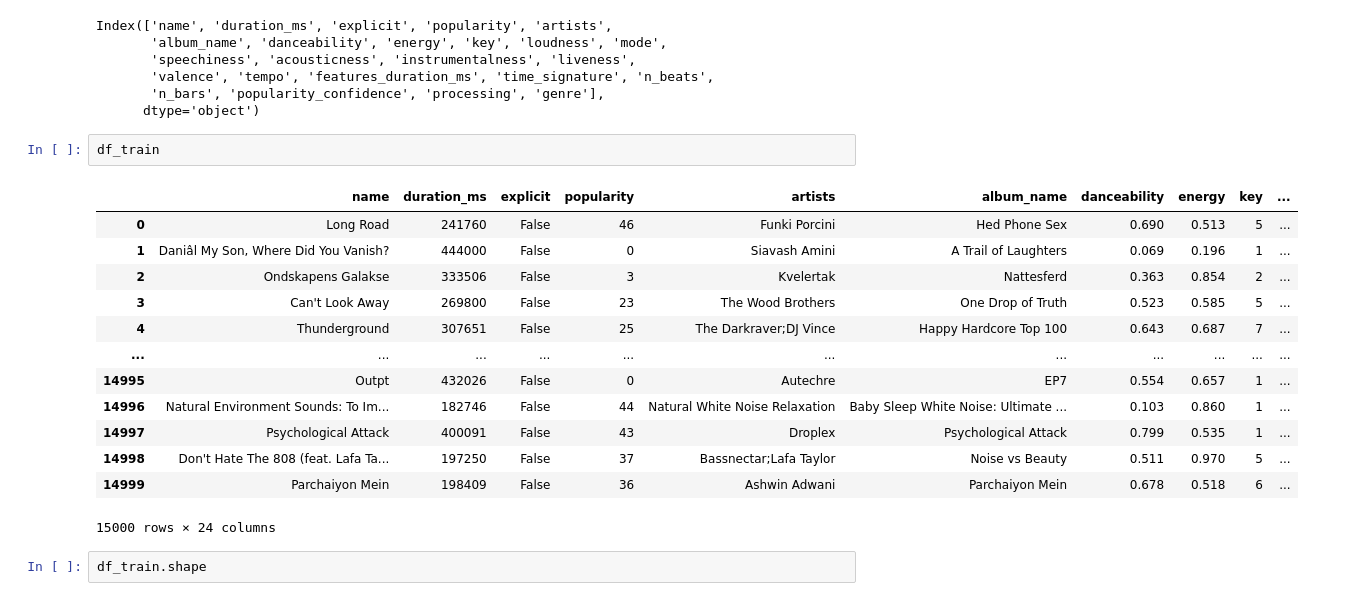
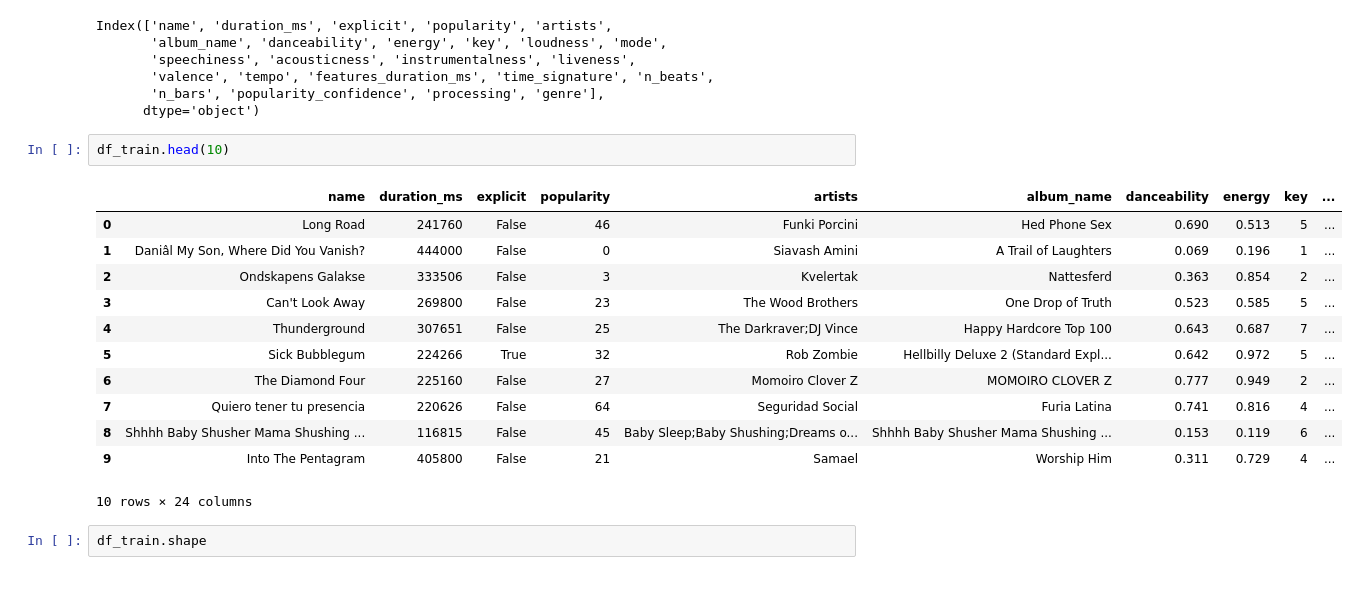
Before and after one commit to EmilianoMarrale/Spotify-Dataset-Analysis, a Jupyter notebook: Project Data Understanding.ipynb, the cells around one changed output. Cells and saved outputs as stored; diff of their text form.

```diff
--- a/Project Data Understanding.ipynb
+++ b/Project Data Understanding.ipynb
@@ -19,21 +19,20 @@ Index(['name', 'duration_ms', 'explicit', 'popularity', 'artists',
        'n_bars', 'popularity_confidence', 'processing', 'genre'],
       dtype='object')
 # %%
-df_train
+df_train.head(10)
 # %% [output]
 |  | name | duration_ms | explicit | popularity | artists | album_name | danceability | energy | key | ... |
 | 0 | Long Road | 241760 | False | 46 | Funki Porcini | Hed Phone Sex | 0.690 | 0.513 | 5 | ... |
 | 1 | Daniâl My Son, Where Did You Vanish? | 444000 | False | 0 | Siavash Amini | A Trail of Laughters | 0.069 | 0.196 | 1 | ... |
 | 2 | Ondskapens Galakse | 333506 | False | 3 | Kvelertak | Nattesferd | 0.363 | 0.854 | 2 | ... |
 | 3 | Can't Look Away | 269800 | False | 23 | The Wood Brothers | One Drop of Truth | 0.523 | 0.585 | 5 | ... |
 | 4 | Thunderground | 307651 | False | 25 | The Darkraver;DJ Vince | Happy Hardcore Top 100 | 0.643 | 0.687 | 7 | ... |
-| ... | ... | ... | ... | ... | ... | ... | ... | ... | ... | ... |
-| 14995 | Outpt | 432026 | False | 0 | Autechre | EP7 | 0.554 | 0.657 | 1 | ... |
-| 14996 | Natural Environment Sounds: To Im... | 182746 | False | 44 | Natural White Noise Relaxation | Baby Sleep White Noise: Ultimate ... | 0.103 | 0.860 | 1 | ... |
-| 14997 | Psychological Attack | 400091 | False | 43 | Droplex | Psychological Attack | 0.799 | 0.535 | 1 | ... |
-| 14998 | Don't Hate The 808 (feat. Lafa Ta... | 197250 | False | 37 | Bassnectar;Lafa Taylor | Noise vs Beauty | 0.511 | 0.970 | 5 | ... |
-| 14999 | Parchaiyon Mein | 198409 | False | 36 | Ashwin Adwani | Parchaiyon Mein | 0.678 | 0.518 | 6 | ... |
+| 5 | Sick Bubblegum | 224266 | True | 32 | Rob Zombie | Hellbilly Deluxe 2 (Standard Expl... | 0.642 | 0.972 | 5 | ... |
+| 6 | The Diamond Four | 225160 | False | 27 | Momoiro Clover Z | MOMOIRO CLOVER Z | 0.777 | 0.949 | 2 | ... |
+| 7 | Quiero tener tu presencia | 220626 | False | 64 | Seguridad Social | Furia Latina | 0.741 | 0.816 | 4 | ... |
+| 8 | Shhhh Baby Shusher Mama Shushing ... | 116815 | False | 45 | Baby Sleep;Baby Shushing;Dreams o... | Shhhh Baby Shusher Mama Shushing ... | 0.153 | 0.119 | 6 | ... |
+| 9 | Into The Pentagram | 405800 | False | 21 | Samael | Worship Him | 0.311 | 0.729 | 4 | ... |
-15000 rows × 24 columns
+10 rows × 24 columns
 # %%
 df_train.shape
 # %% [output]
```
Also changed, not shown: parts of 5 cells of this notebook.
